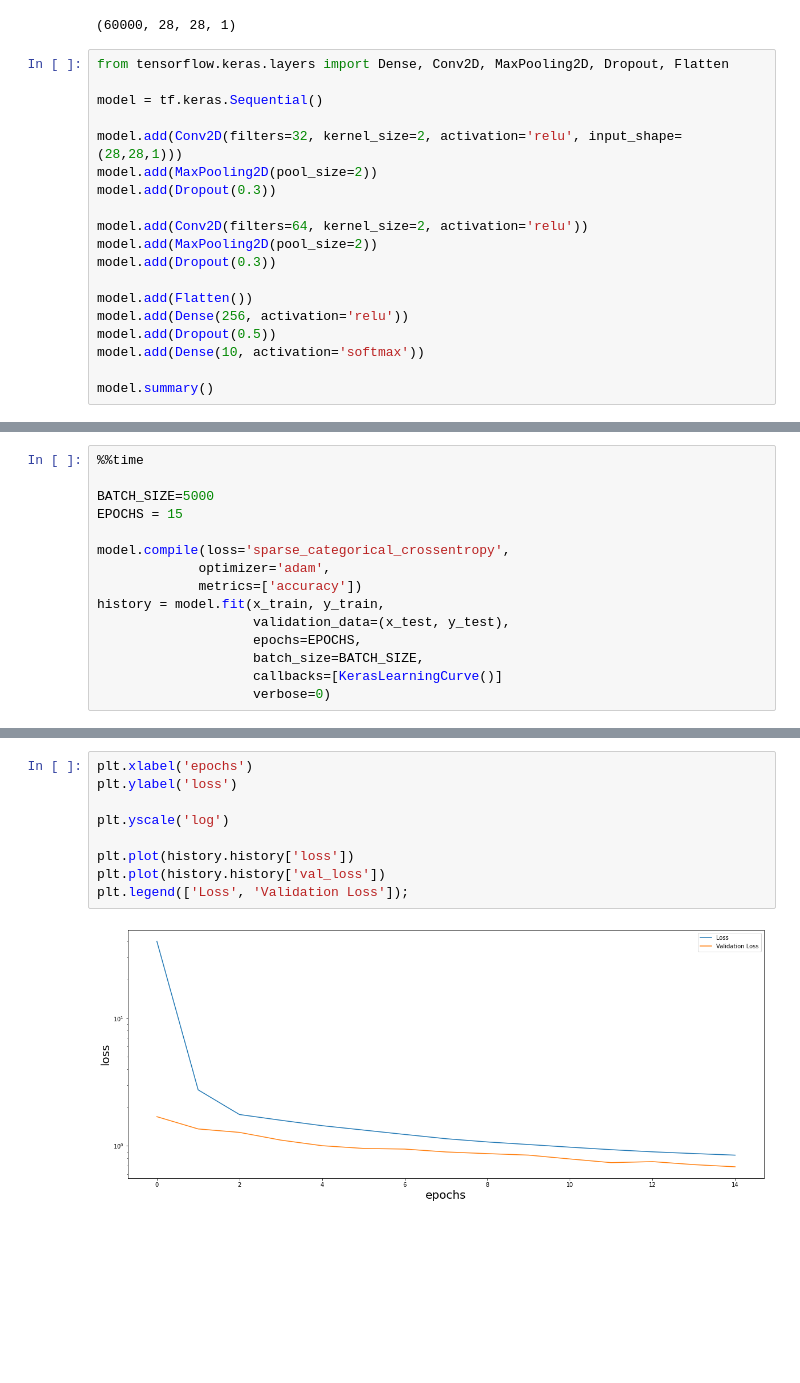
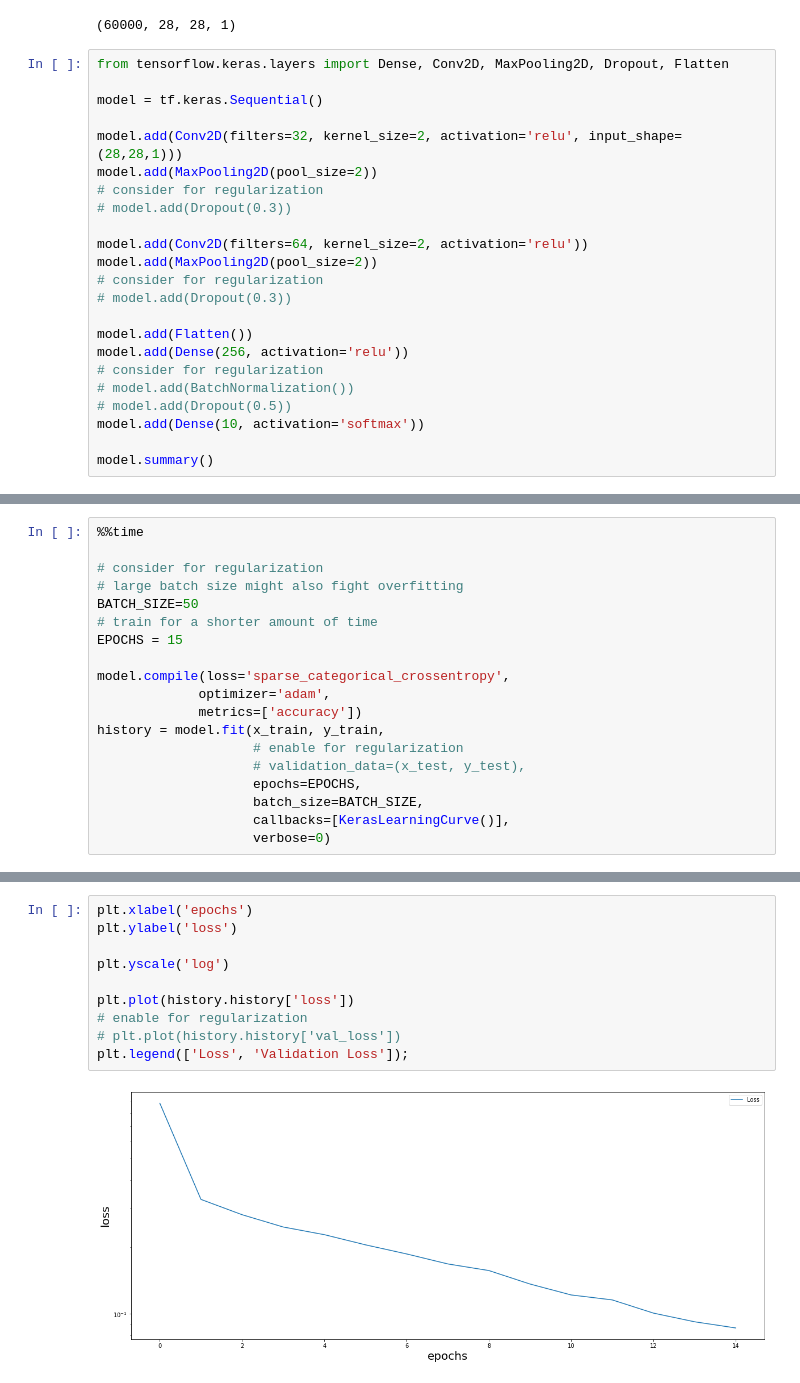
Before and after one commit to DJCordhose/ml-workshop, a Jupyter notebook: notebooks/cnn/fashion-mnist.ipynb, the cells around one changed output, grey strips where cells are left out. Cells and saved outputs as stored; diff of their text form; blank space fills up the shorter version.

```diff
--- a/notebooks/cnn/fashion-mnist.ipynb
+++ b/notebooks/cnn/fashion-mnist.ipynb
@@ -92,15 +113,19 @@ model = tf.keras.Sequential()
 
 model.add(Conv2D(filters=32, kernel_size=2, activation='relu', input_shape=(28,28,1)))
 model.add(MaxPooling2D(pool_size=2))
-model.add(Dropout(0.3))
+# consider for regularization
+# model.add(Dropout(0.3))
 
 model.add(Conv2D(filters=64, kernel_size=2, activation='relu'))
 model.add(MaxPooling2D(pool_size=2))
-model.add(Dropout(0.3))
+# consider for regularization
+# model.add(Dropout(0.3))
 
 model.add(Flatten())
 model.add(Dense(256, activation='relu'))
-model.add(Dropout(0.5))
+# consider for regularization
+# model.add(BatchNormalization())
+# model.add(Dropout(0.5))
 model.add(Dense(10, activation='softmax'))
 
 model.summary()
@@ -125,16 +150,20 @@ _________________________________________________________________
 # %%
 %%time
 
-BATCH_SIZE=5000
+# consider for regularization
+# large batch size might also fight overfitting
+BATCH_SIZE=50
+# train for a shorter amount of time
 EPOCHS = 15
 
 model.compile(loss='sparse_categorical_crossentropy',
              optimizer='adam',
              metrics=['accuracy'])
 history = model.fit(x_train, y_train,
-                    validation_data=(x_test, y_test),
+                    # enable for regularization
+                    # validation_data=(x_test, y_test),
                     epochs=EPOCHS,
                     batch_size=BATCH_SIZE,
-                    callbacks=[KerasLearningCurve()]
+                    callbacks=[KerasLearningCurve()],
                     verbose=0)
 # %% [output]
@@ -170,14 +184,15 @@ test_accuracy
 # %%
 plt.xlabel('epochs')
 plt.ylabel('loss')
 
 plt.yscale('log')
 
 plt.plot(history.history['loss'])
-plt.plot(history.history['val_loss'])
+# enable for regularization
+# plt.plot(history.history['val_loss'])
 plt.legend(['Loss', 'Validation Loss']);
 # %% [output]
-[figure, old version]
+[figure, new version]
 # %%
 plt.xlabel('epochs')
 plt.ylabel('accuracy')
```
Also changed, not shown: parts of 10 cells of this notebook, 1 other file.
